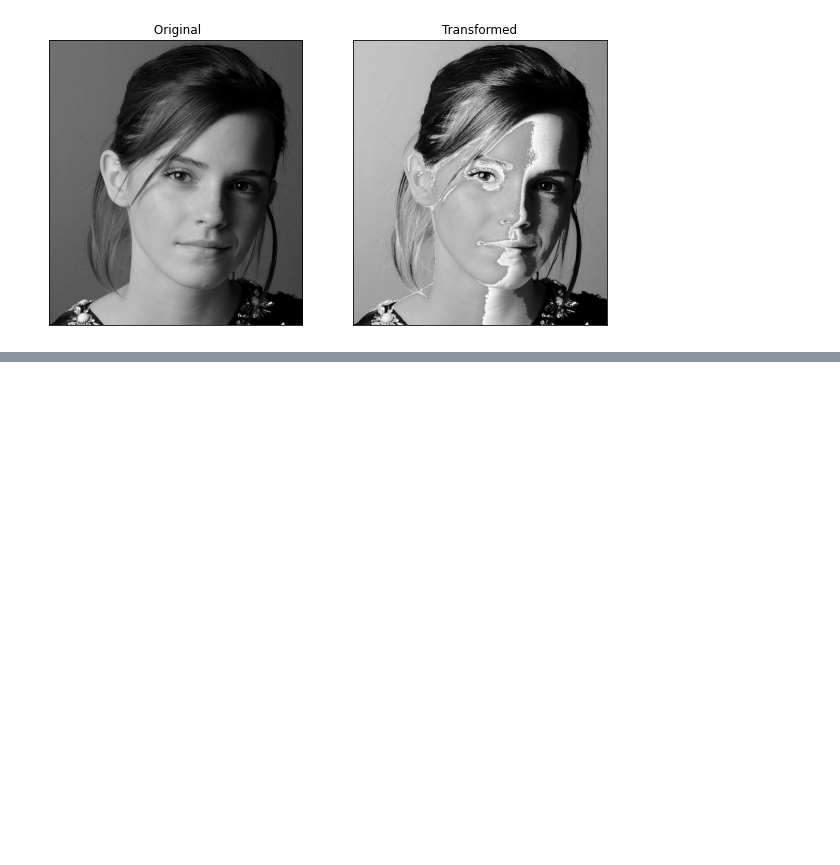
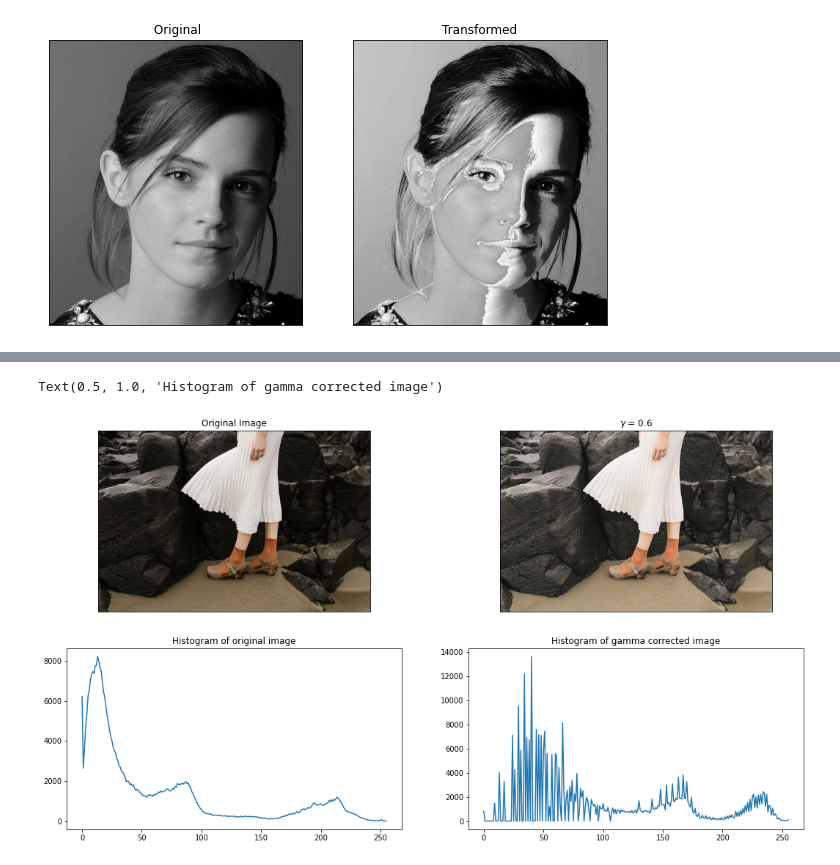
Before and after one commit to NaduniDamsariLiyanage/en_2550, a Jupyter notebook: 190356E_Assingment1.ipynb, the cells around one changed output, grey strips where cells are left out. Saved outputs shown, nothing was run; the diff lists cells and outputs as text; code cells hidden in the pictures; blank space fills up the shorter version.

```diff
--- a/190356E_Assingment1.ipynb
+++ b/190356E_Assingment1.ipynb
@@ -79,14 +79,35 @@ axes[1,2].set_xticks([]),axes[1,2].set_yticks([])
 # %%
 %matplotlib inline
 import cv2 as cv
 import matplotlib.pyplot as plt
 import numpy as np
 img_orig = cv.imread('./assingment1_images/highlights_and_shadows.jpg',cv.IMREAD_COLOR)
 assert img_orig is not None
 
-im_lab = cv.cvtColor(img_orig, cv.COLOR_BGR2Lab)
-(L,a,b) = cv.split(im_lab)
+img_lab = cv.cvtColor(img_orig, cv.COLOR_BGR2Lab)
+(L,a,b) = cv.split(img_lab)
 gamma = 0.6
 t = np.array([(p/255)**gamma*255 for p in range (0,256)]).astype(np.uint8)
 g_transformed = cv.LUT(L, t)
-im_lab[:,:,0] = g_transformed
+img_lab[:,:,0] = g_transformed
+
+img_orig_hist = cv.calcHist([img_orig],[0],None,[256],[0,256])
+img_lab_hist = cv.calcHist([img_lab],[0],None,[256],[0,256])
+
+fig,axes = plt.subplots(2,2,figsize = (18,10))
+
+axes[0,0].imshow(cv.cvtColor(img_orig, cv.COLOR_BGR2RGB))
+axes[0,0].set_title('Original Image')
+axes[0,0].set_xticks([]),axes[0,0].set_yticks([])
+axes[0,1].imshow(cv.cvtColor(img_lab, cv.COLOR_Lab2RGB))
+axes[0,1].set_title("$\gamma$ = "+ str(gamma))
+axes[0,1].set_xticks([]),axes[0,1].set_yticks([])
+
+axes[1,0].plot(img_orig_hist)
+axes[1,0].set_title('Histogram of original image')
+
+axes[1,1].plot(img_lab_hist)
+axes[1,1].set_title('Histogram of gamma corrected image')
+# %% [output]
+Text(0.5, 1.0, 'Histogram of gamma corrected image')
+[figure, added]
```
Also changed, not shown: parts of 2 cells of this notebook.
